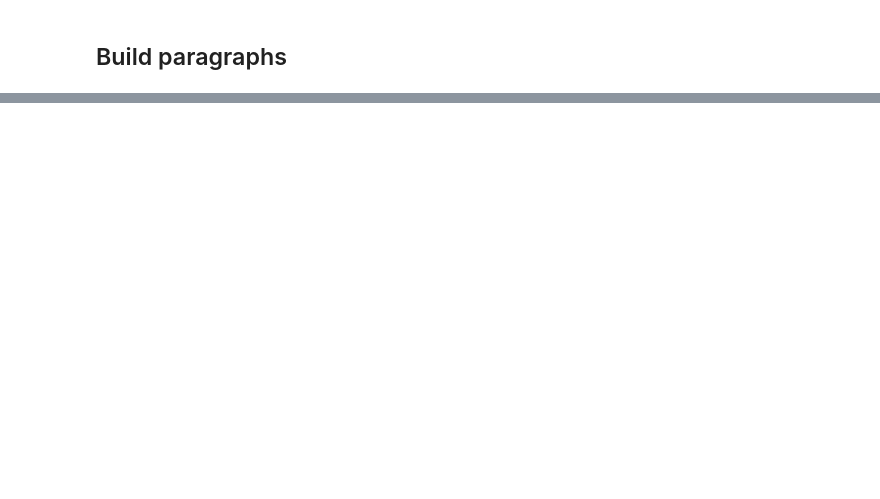
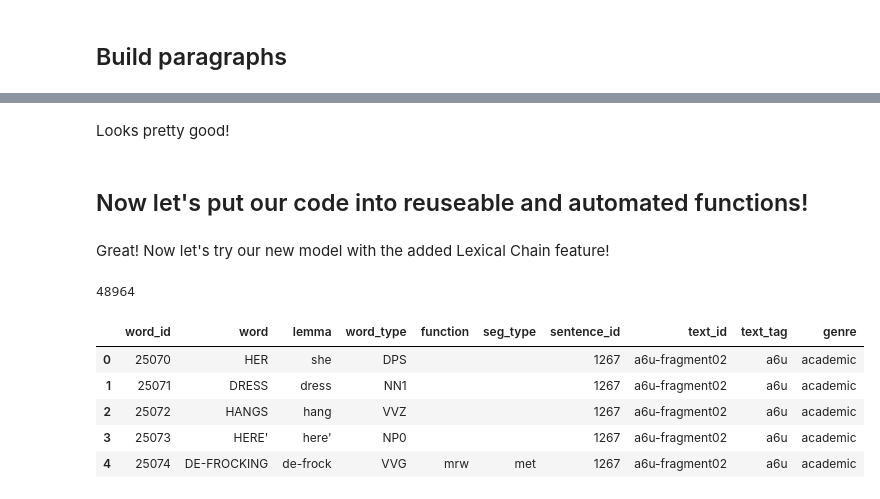
Before and after one commit to Sunflower/CPSC-488A, a Jupyter notebook: Longest Chains.ipynb, the cells around one changed output, grey strips where cells are left out. Saved outputs shown, nothing was run; the diff lists cells and outputs as text; code cells hidden in the pictures; blank space fills up the shorter version.

```diff
--- a/Longest Chains.ipynb
+++ b/Longest Chains.ipynb
@@ -139,0 +152,4 @@ res
+# %% [markdown]
+Looks pretty good!
+# %% [markdown]
+## Now let's put our code into reuseable and automated functions!
@@ -139,0 +274,14 @@ res
+# %% [markdown]
+Great! Now let's try our new model with the added Lexical Chain feature!
+# %%
+dataset = pd.read_csv('data/train/academic/words.csv', encoding='ISO--8859-1', na_filter=False)
+display(len(dataset))
+dataset.head()
+# %% [output]
+48964
+|  | word_id | word | lemma | word_type | function | seg_type | sentence_id | text_id | text_tag | genre |
+| 0 | 25070 | HER | she | DPS |  |  | 1267 | a6u-fragment02 | a6u | academic |
+| 1 | 25071 | DRESS | dress | NN1 |  |  | 1267 | a6u-fragment02 | a6u | academic |
+| 2 | 25072 | HANGS | hang | VVZ |  |  | 1267 | a6u-fragment02 | a6u | academic |
+| 3 | 25073 | HERE' | here' | NP0 |  |  | 1267 | a6u-fragment02 | a6u | academic |
+| 4 | 25074 | DE-FROCKING | de-frock | VVG | mrw | met | 1267 | a6u-fragment02 | a6u | academic |
```
Also changed, not shown: parts of 28 cells of this notebook, 4 other files.
